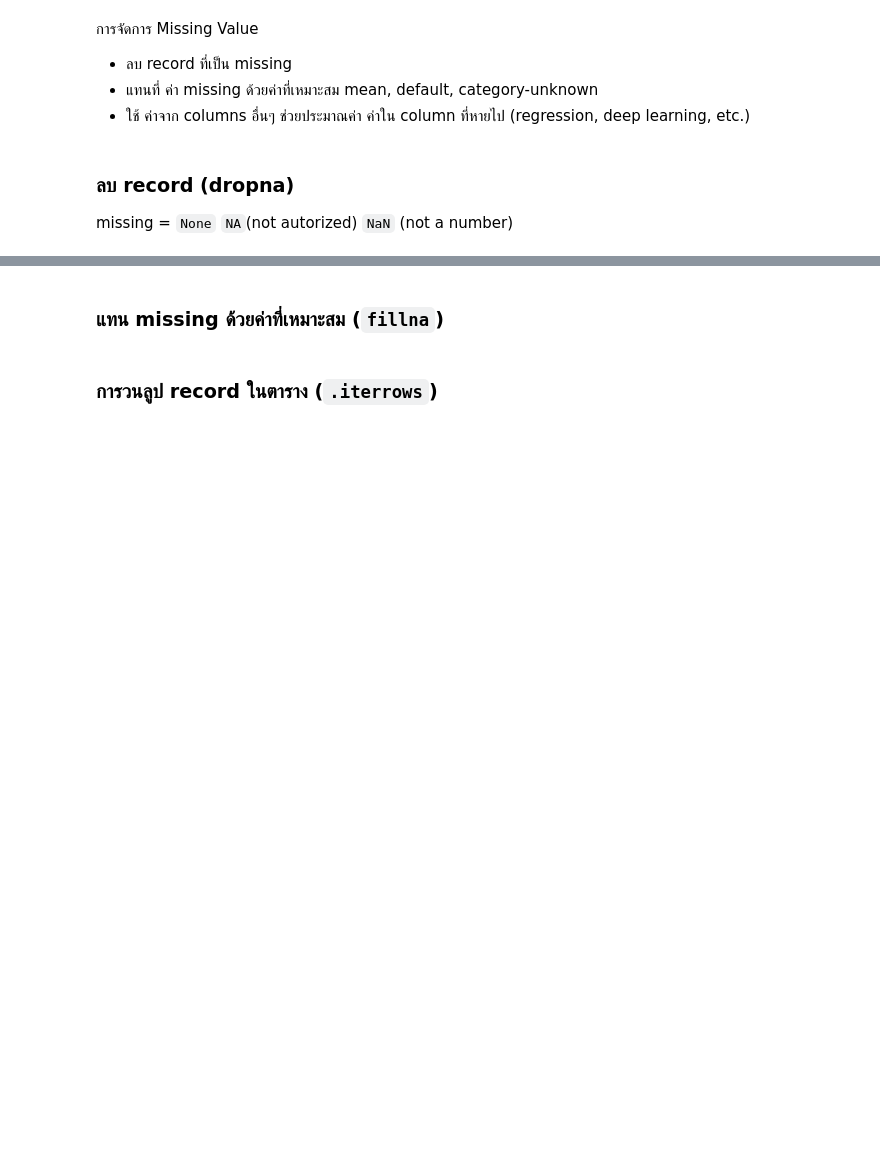
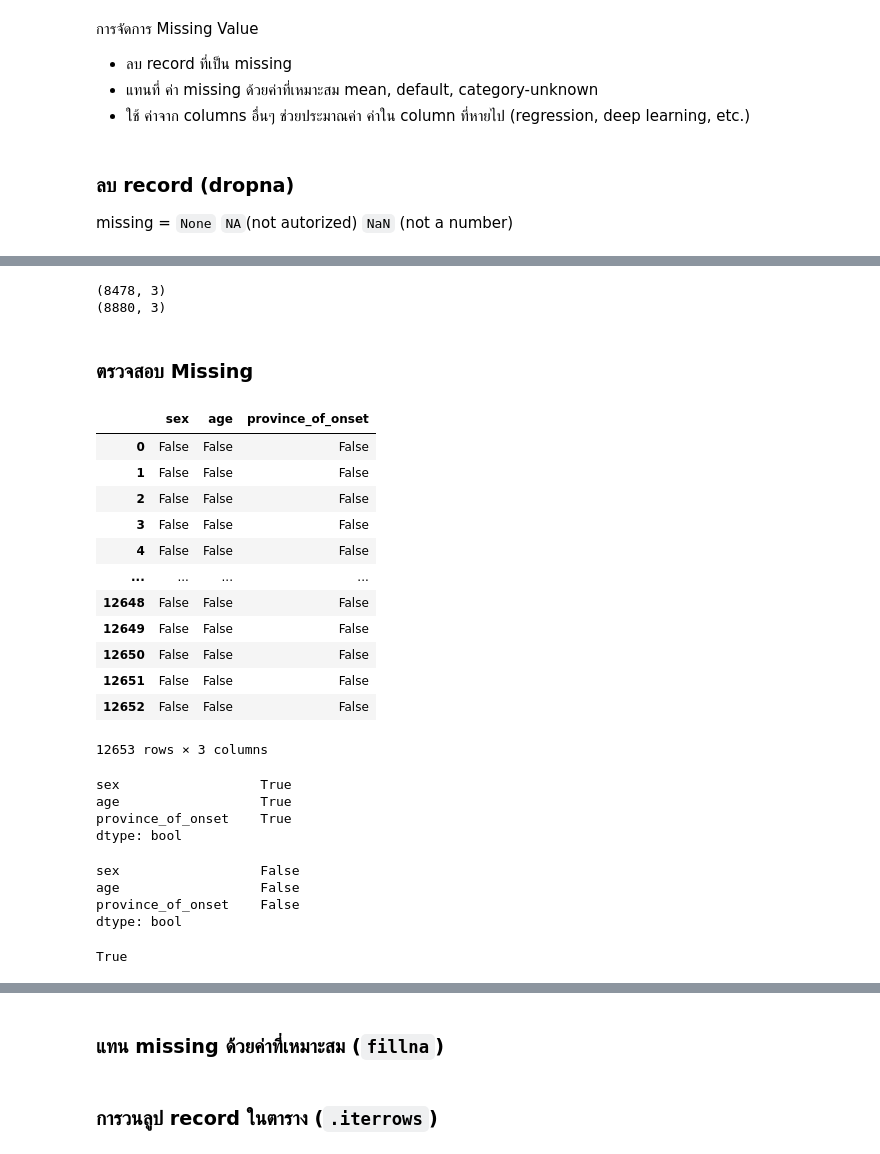
Before and after one commit to chanikansuksen/data_viz_2022, a Jupyter notebook: Pandas101.ipynb, the cells around one changed output, grey strips where cells are left out. Saved outputs shown, nothing was run; the diff lists cells and outputs as text; code cells hidden in the pictures; blank space fills up the shorter version.

```diff
--- a/Pandas101.ipynb
+++ b/Pandas101.ipynb
@@ -477,0 +521,42 @@ print(data_covid.dropna().shape)
+# %%
+print(this_data.dropna().shape)
+print(this_data.dropna(subset=['sex', 'age']).shape)
+# %% [output]
+(8478, 3)
+(8880, 3)
+# %% [markdown]
+### ตรวจสอบ Missing
+# %%
+this_data.isnull()
+# %% [output]
+|  | sex | age | province_of_onset |
+| 0 | False | False | False |
+| 1 | False | False | False |
+| 2 | False | False | False |
+| 3 | False | False | False |
+| 4 | False | False | False |
+| ... | ... | ... | ... |
+| 12648 | False | False | False |
+| 12649 | False | False | False |
+| 12650 | False | False | False |
+| 12651 | False | False | False |
+| 12652 | False | False | False |
+12653 rows × 3 columns
+# %%
+this_data.isnull().any() # .any() เอาค่าควาามจริงใน column มา OR(|) กัน
+# %% [output]
+sex                  True
+age                  True
+province_of_onset    True
+dtype: bool
+# %%
+this_data.isnull().all() # .all() เอาค่าควาามจริงใน column มา AND(&) กัน
+# %% [output]
+sex                  False
+age                  False
+province_of_onset    False
+dtype: bool
+# %%
+this_data.isnull().any().any() # มี True หมายความว่ามีค่าว่างอยู่
+# %% [output]
+True
```
Also changed, not shown: parts of 14 cells of this notebook.
